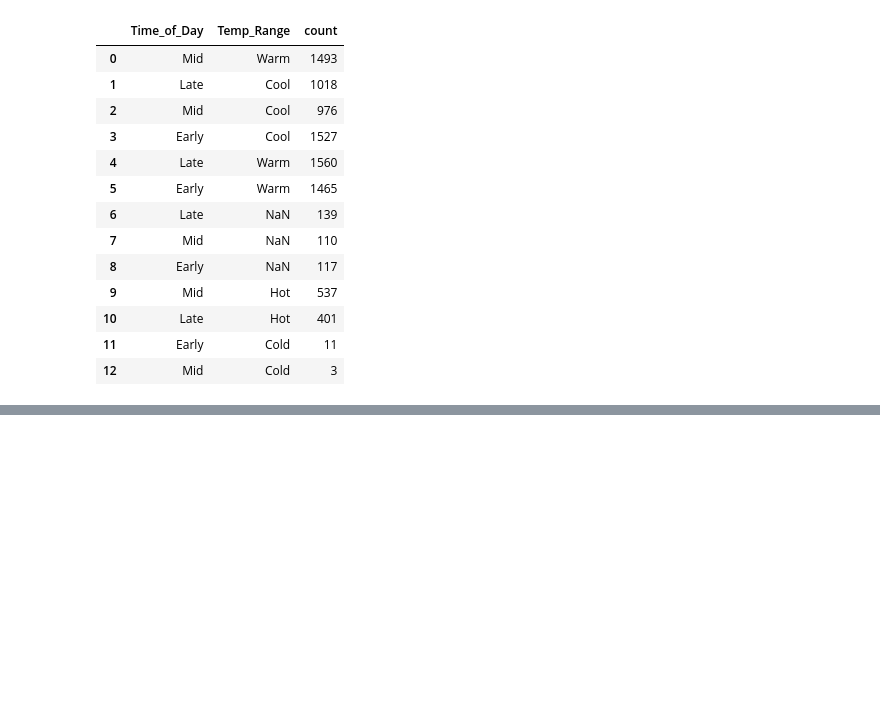
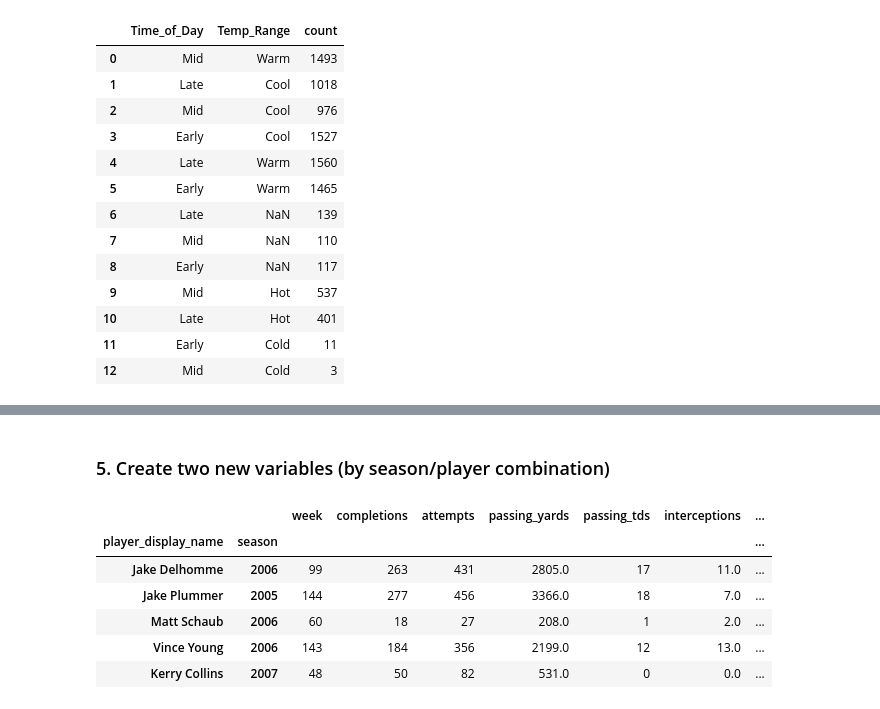
Before and after one commit to franklinzhou-ncsu/new_repo_554, a Jupyter notebook: ST554_Project_2.ipynb, the cells around one changed output, grey strips where cells are left out. Saved outputs shown, nothing was run; the diff lists cells and outputs as text; code cells hidden in the pictures; blank space fills up the shorter version.

```diff
--- a/ST554_Project_2.ipynb
+++ b/ST554_Project_2.ipynb
@@ -261,0 +336,16 @@ air_pd.levels_count("Time_of_Day", "Temp_Range")
+# %% [markdown]
+### 5. Create two new variables (by season/player combination)
+# %%
+sum_stats["completion_percentage"] = (sum_stats["completions"] / sum_stats["attempts"])
+
+sum_stats["td_int_ratio"] = (sum_stats["passing_tds"] / sum_stats["interceptions"])
+
+sum_stats.head()
+# %% [output]
+|  |  | week | completions | attempts | passing_yards | passing_tds | interceptions | ... |
+| player_display_name | season |  |  |  |  |  |  | ... |
+| Jake Delhomme | 2006 | 99 | 263 | 431 | 2805.0 | 17 | 11.0 | ... |
+| Jake Plummer | 2005 | 144 | 277 | 456 | 3366.0 | 18 | 7.0 | ... |
+| Matt Schaub | 2006 | 60 | 18 | 27 | 208.0 | 1 | 2.0 | ... |
+| Vince Young | 2006 | 143 | 184 | 356 | 2199.0 | 12 | 13.0 | ... |
+| Kerry Collins | 2007 | 48 | 50 | 82 | 531.0 | 0 | 0.0 | ... |
```
Also changed, not shown: parts of 17 cells of this notebook.
